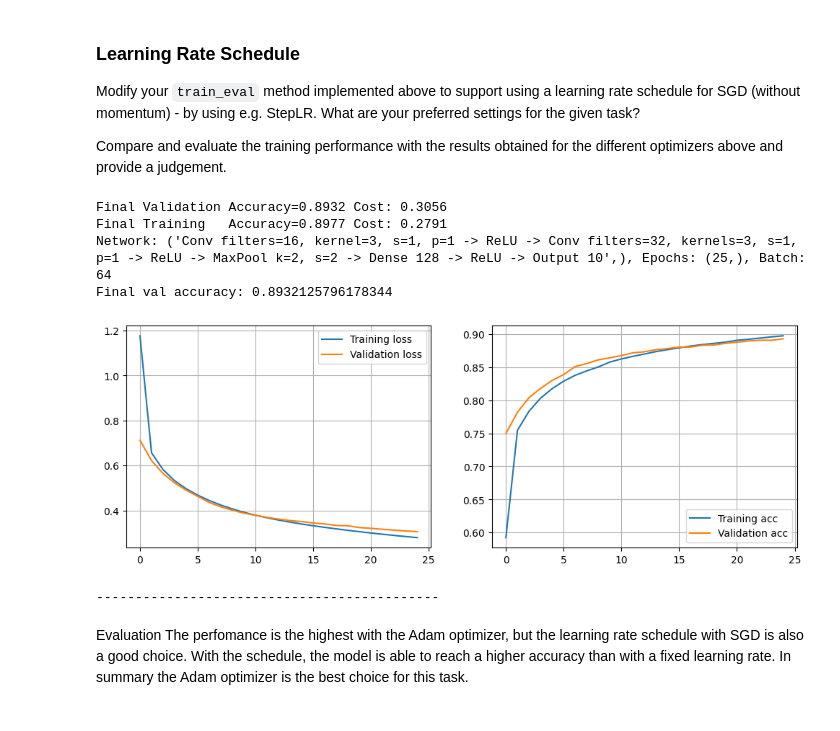
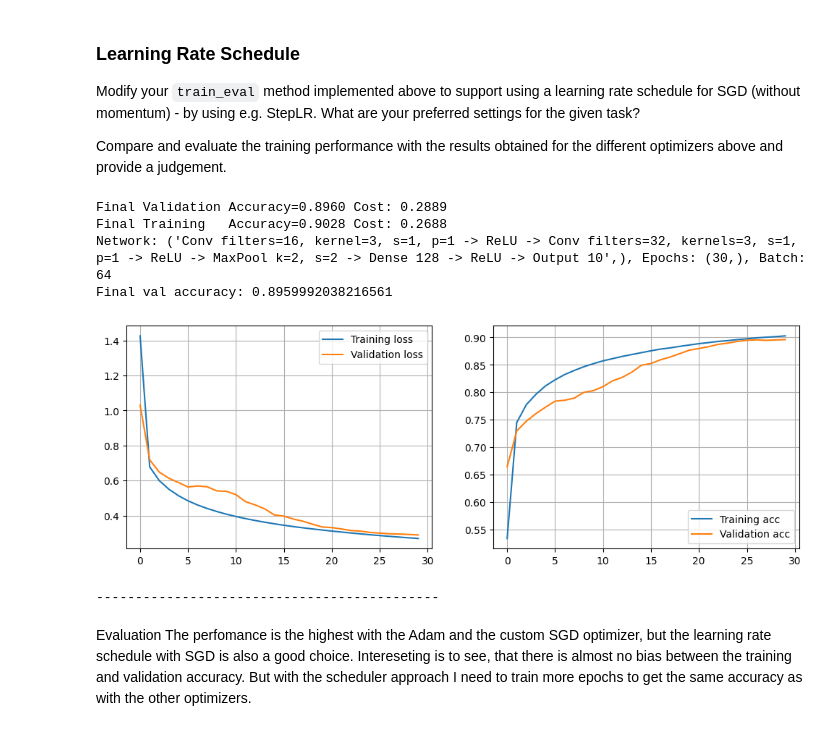
Before and after one commit to dave1b/TSM_DeLearn, a Jupyter notebook: week5/PW05_optimisers_FashionMNIST_dave_brunner_pytorch.ipynb, the cells around one changed output. Drawn from its saved outputs; the diff is of its cells as text; code cells hidden in the pictures.

```diff
--- a/week5/PW05_optimisers_FashionMNIST_dave_brunner_pytorch.ipynb
+++ b/week5/PW05_optimisers_FashionMNIST_dave_brunner_pytorch.ipynb
@@ -477,7 +491,7 @@ params = [
     # vary learning rate
     (0.99, 0.005, False), (0.99, 0.05, False), (0.99, 0.025, False),
     # vary centered
-    (0.99, 0.001, True)
+    (0.99, 0.01, True)
 ]
 
 res_dict = {}
@@ -616,27 +631,26 @@ Modify your `train_eval` method implemented above to support using a learning ra
 
 Compare and evaluate the training performance with the results obtained for the different optimizers above and provide a judgement.
 # %%
-n_epochs = 25
+n_epochs = 30
 batch_size = 64
 lr = 0.01
 model = cnn_model()
 
 optimizer = torch.optim.SGD(model.parameters(), lr=lr, momentum=0)
 scheduler = lr_scheduler.StepLR(optimizer, step_size=10, gamma=0.75)
 cost_hist, cost_hist_test, acc_hist, acc_hist_test = train_eval(model, optimizer, n_epochs, training_loader,
                                                                 validation_loader, scheduler)
 results.append(
     Result(model_description, n_epochs, batch_size, acc_hist, acc_hist_test, cost_hist, cost_hist_test, None))
 results[-1].plot_result()
 # %% [output]
-Final Validation Accuracy=0.8932 Cost: 0.3056
-Final Training   Accuracy=0.8977 Cost: 0.2791
-Network: ('Conv filters=16, kernel=3, s=1, p=1 -> ReLU -> Conv filters=32, kernels=3, s=1, p=1 -> ReLU -> MaxPool k=2, s=2 -> Dense 128 -> ReLU -> Output 10',), Epochs: (25,), Batch: 64
-Final val accuracy: 0.8932125796178344
+Final Validation Accuracy=0.8960 Cost: 0.2889
+Final Training   Accuracy=0.9028 Cost: 0.2688
+Network: ('Conv filters=16, kernel=3, s=1, p=1 -> ReLU -> Conv filters=32, kernels=3, s=1, p=1 -> ReLU -> MaxPool k=2, s=2 -> Dense 128 -> ReLU -> Output 10',), Epochs: (30,), Batch: 64
+Final val accuracy: 0.8959992038216561
-[figure, old version]
+[figure, new version]
 --------------------------------------------
 # %% [markdown]
 Evaluation
-The perfomance is the highest with the Adam optimizer, but the learning rate schedule with SGD is also a good choice.
-With the schedule, the model is able to reach a higher accuracy than with a fixed learning rate.
-In summary the Adam optimizer is the best choice for this task.
+The perfomance is the highest with the Adam and the custom SGD optimizer, but the learning rate schedule with SGD is also a good choice. Intereseting is to see, that there is almost no bias between the training and validation accuracy.
+But with the scheduler approach I need to train more epochs to get the same accuracy as with the other optimizers.
```
Also changed, not shown: parts of 17 cells of this notebook.
